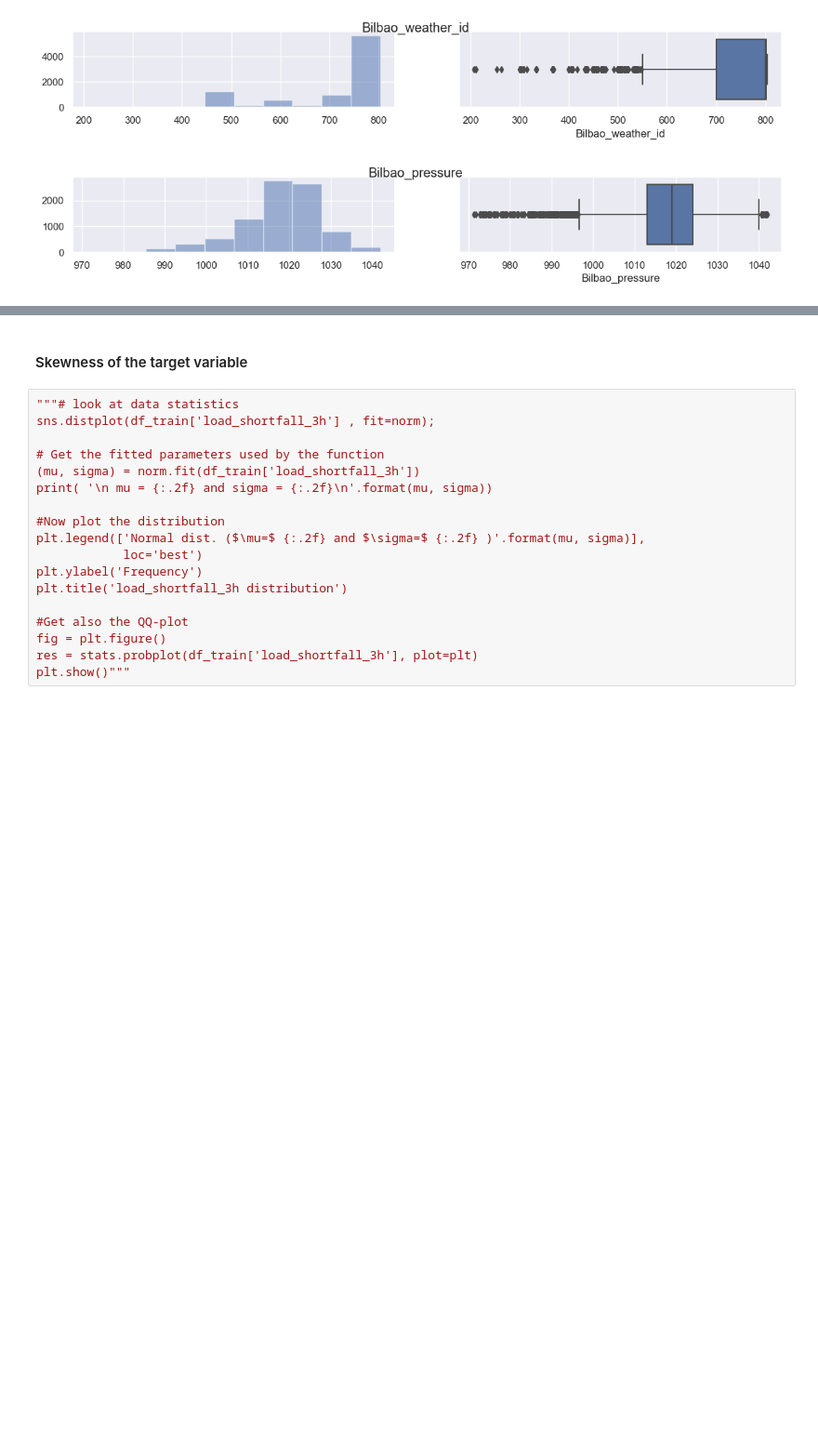
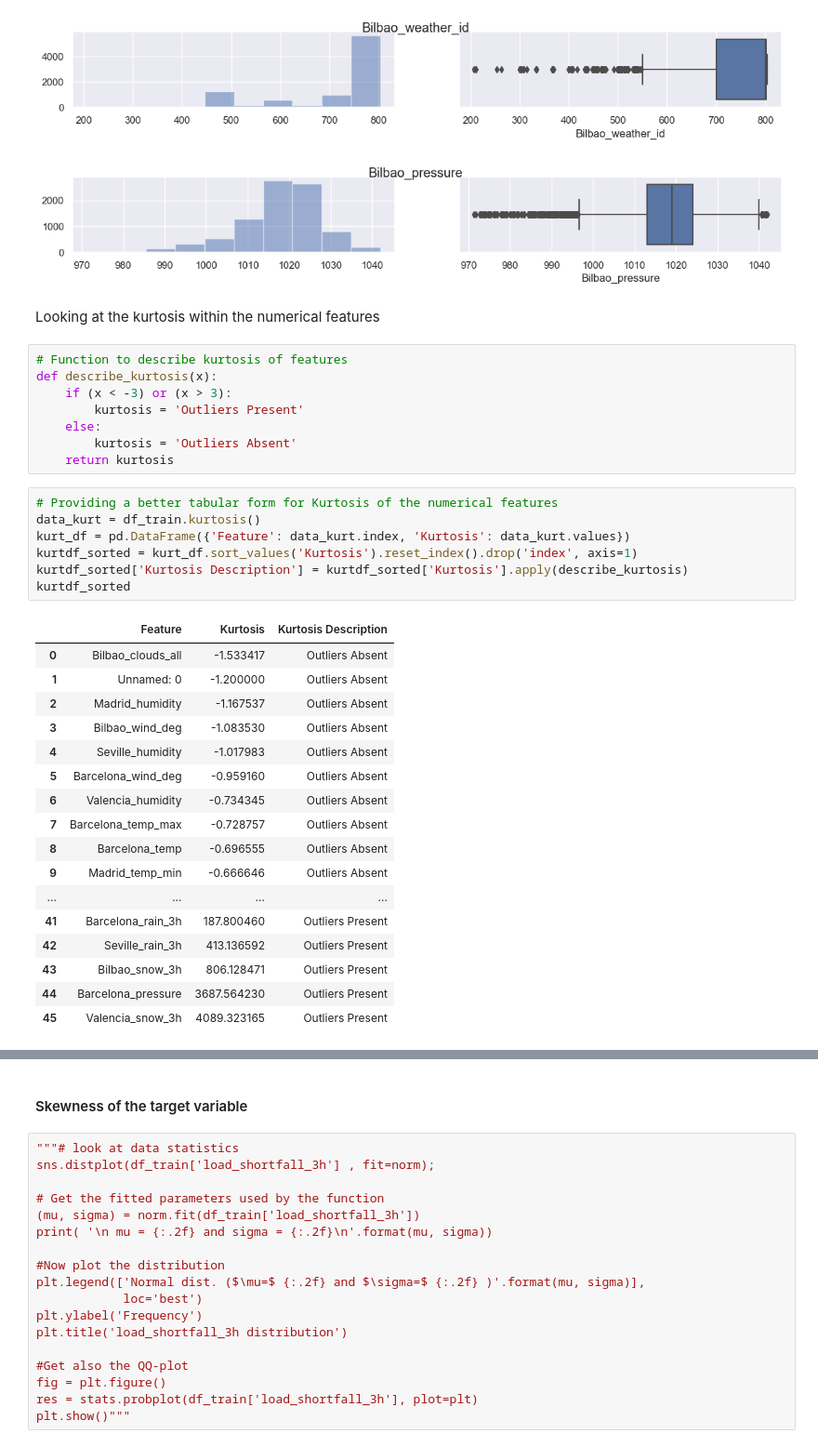
Before and after one commit to ObengKojo23/Team_NM4, a Jupyter notebook: notebooks/Team NM4 Regression Predict.ipynb, the cells around one changed output, grey strips where cells are left out. Shown at 93% size. Saved outputs shown, nothing was run; the diff lists cells and outputs as text; blank space fills up the shorter version.

Commit message:
description of notebook and visualisation update

```diff
--- a/notebooks/Team NM4 Regression Predict.ipynb
+++ b/notebooks/Team NM4 Regression Predict.ipynb
@@ -594,3 +594,38 @@ plot_features(df_train, 'Bilbao_pressure')
 [figure]
 [figure]
 [figure]
+# %% [markdown]
+Looking at the kurtosis within the numerical features
+# %%
+# Function to describe kurtosis of features
+def describe_kurtosis(x):
+    if (x < -3) or (x > 3):
+        kurtosis = 'Outliers Present'
+    else:
+        kurtosis = 'Outliers Absent'
+    return kurtosis
+# %%
+# Providing a better tabular form for Kurtosis of the numerical features
+data_kurt = df_train.kurtosis()
+kurt_df = pd.DataFrame({'Feature': data_kurt.index, 'Kurtosis': data_kurt.values})
+kurtdf_sorted = kurt_df.sort_values('Kurtosis').reset_index().drop('index', axis=1)
+kurtdf_sorted['Kurtosis Description'] = kurtdf_sorted['Kurtosis'].apply(describe_kurtosis)
+kurtdf_sorted
+# %% [output]
+|  | Feature | Kurtosis | Kurtosis Description |
+| 0 | Bilbao_clouds_all | -1.533417 | Outliers Absent |
+| 1 | Unnamed: 0 | -1.200000 | Outliers Absent |
+| 2 | Madrid_humidity | -1.167537 | Outliers Absent |
+| 3 | Bilbao_wind_deg | -1.083530 | Outliers Absent |
+| 4 | Seville_humidity | -1.017983 | Outliers Absent |
+| 5 | Barcelona_wind_deg | -0.959160 | Outliers Absent |
+| 6 | Valencia_humidity | -0.734345 | Outliers Absent |
+| 7 | Barcelona_temp_max | -0.728757 | Outliers Absent |
+| 8 | Barcelona_temp | -0.696555 | Outliers Absent |
+| 9 | Madrid_temp_min | -0.666646 | Outliers Absent |
+| ... | ... | ... | ... |
+| 41 | Barcelona_rain_3h | 187.800460 | Outliers Present |
+| 42 | Seville_rain_3h | 413.136592 | Outliers Present |
+| 43 | Bilbao_snow_3h | 806.128471 | Outliers Present |
+| 44 | Barcelona_pressure | 3687.564230 | Outliers Present |
+| 45 | Valencia_snow_3h | 4089.323165 | Outliers Present |
```
Also changed, not shown: parts of 4 cells of this notebook.
